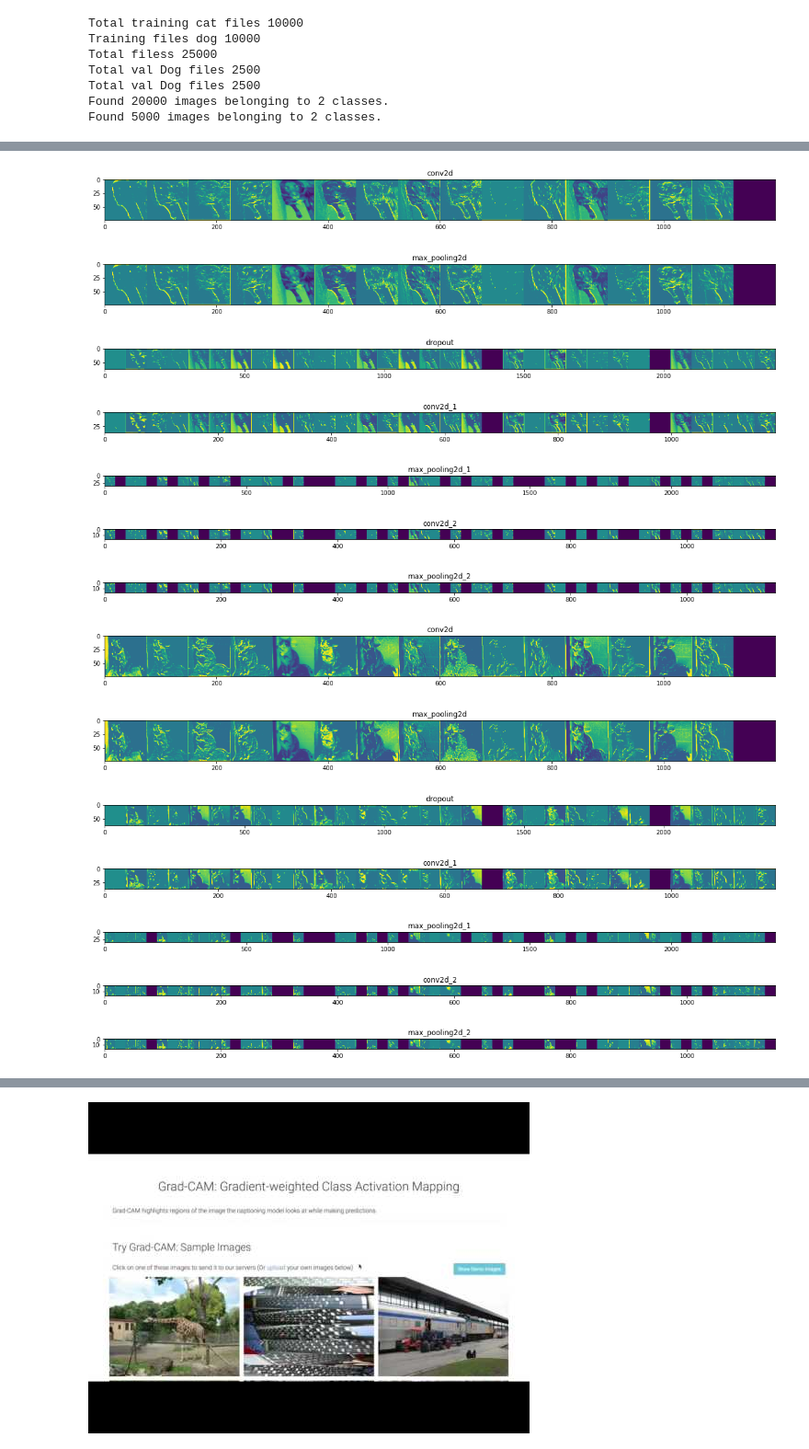
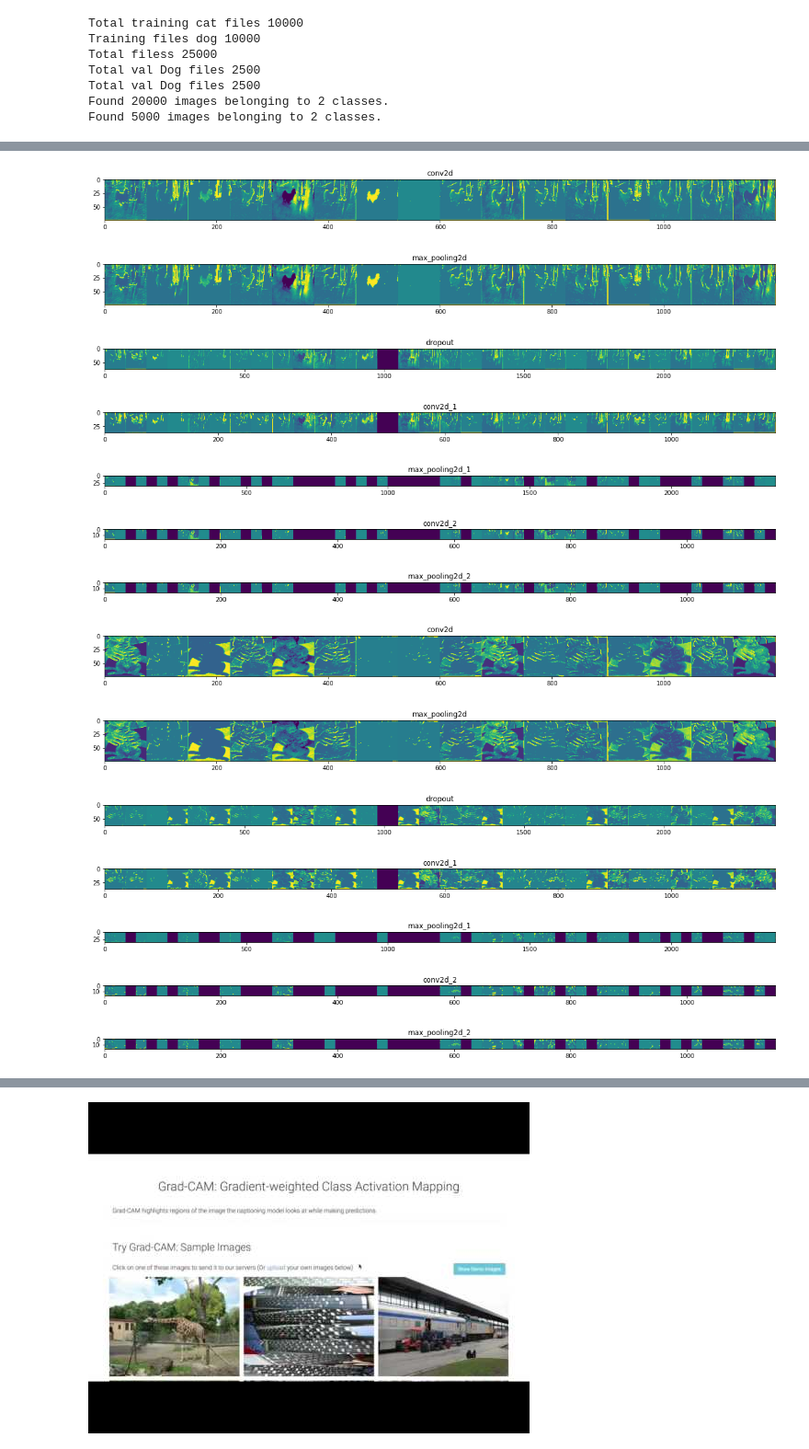
Before and after one commit to Durgance/Kaggle_Notebook, a Jupyter notebook: what-happens-inside-cnn-grabcam.ipynb, the cells around one changed output, grey strips where cells are left out. Shown at 92% size. Saved outputs shown, nothing was run; the diff lists cells and outputs as text; code cells hidden in the pictures.

Commit message:
Kaggle Notebook | 🪟What happens inside CNN: Visualizing the unknown | Version 13

```diff
--- a/what-happens-inside-cnn-grabcam.ipynb
+++ b/what-happens-inside-cnn-grabcam.ipynb
@@ -230,7 +282,7 @@ def plotFilters(conv_filter):
 
 
 np.seterr(divide='ignore', invalid='ignore')
-img_path='./cats-vs-dogs/train_data/dog/dog.10000.jpg' #dog
+img_path='../input/cat-and-dogs/dataset/training_set/dogs/dog.1000.jpg' #dog
 # Let's define a new Model that will take an image as input, and will output
 # intermediate representations for all layers in the previous model after
 # the first.
@@ -298,15 +350,15 @@ for layer_name, feature_map in zip(layer_names, successive_feature_maps):
     plt.grid  ( False )
     plt.imshow( display_grid, aspect='auto', cmap='viridis' )
 # %% [output]
-[figure, old version]
+[figure, new version]
-[figure, old version]
+[figure, new version]
-[figure, old version]
+[figure, new version]
-[figure, old version]
+[figure, new version]
-[figure, old version]
+[figure, new version]
-[figure, old version]
+[figure, new version]
-[figure, old version]
+[figure, new version]
 # %%
-img_path='./cats-vs-dogs/train_data/cat/cat.9999.jpg' #dog
+img_path='../input/cat-and-dogs/dataset/training_set/cats/cat.1001.jpg' #dog
 # Define a new Model, Input= image
 # Output= intermediate representations for all layers in the
 # previous model after the first.
@@ -330,38 +382,38 @@ for layer_name, feature_map in zip(layer_names, successive_feature_maps):
   if len(feature_map.shape) == 4:
 
     # Plot Feature maps for the conv / maxpool layers, not the fully-connected layers
 
     n_features = feature_map.shape[-1]  # number of features in the feature map
     size       = feature_map.shape[ 1]  # feature map shape (1, size, size, n_features)
 
     # We will tile our images in this matrix
     display_grid = np.zeros((size, size * n_features))
 
     # Postprocess the feature to be visually palatable
     for i in range(n_features):
       x  = feature_map[0, :, :, i]
       x -= x.mean()
       x /= x.std ()
       x *=  64
       x += 128
       x  = np.clip(x, 0, 255).astype('uint8')
       # Tile each filter into a horizontal grid
       display_grid[:, i * size : (i + 1) * size] = x
 
     # Display the grid
     scale = 20. / n_features
     plt.figure( figsize=(scale * n_features, scale) )
     plt.title ( layer_name )
     plt.grid  ( False )
     plt.imshow( display_grid, aspect='auto', cmap='viridis' )
 
 model.save('./model1.h5')
 # %% [output]
-[figure, old version]
+[figure, new version]
-[figure, old version]
+[figure, new version]
-[figure, old version]
+[figure, new version]
-[figure, old version]
+[figure, new version]
-[figure, old version]
+[figure, new version]
-[figure, old version]
+[figure, new version]
-[figure, old version]
+[figure, new version]
 # %% [markdown]
```
Also changed, not shown: parts of 14 cells of this notebook.
